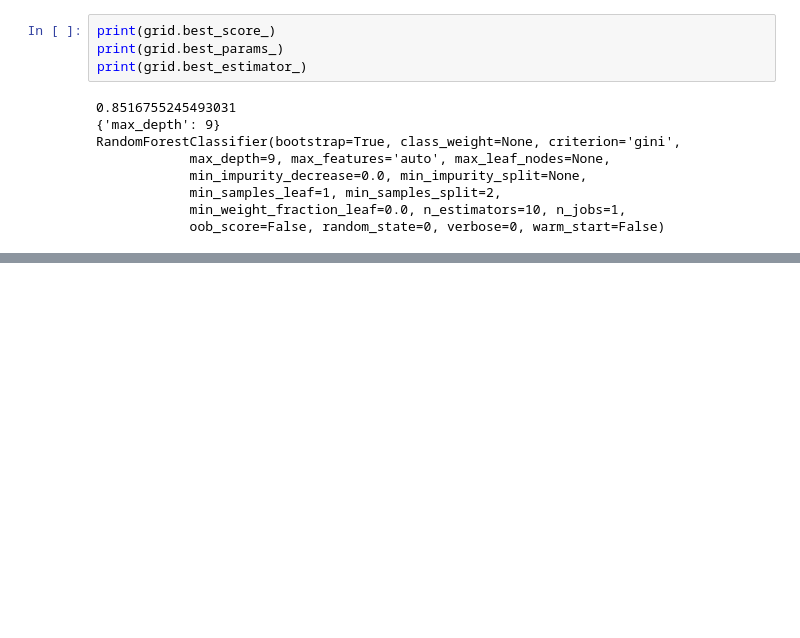
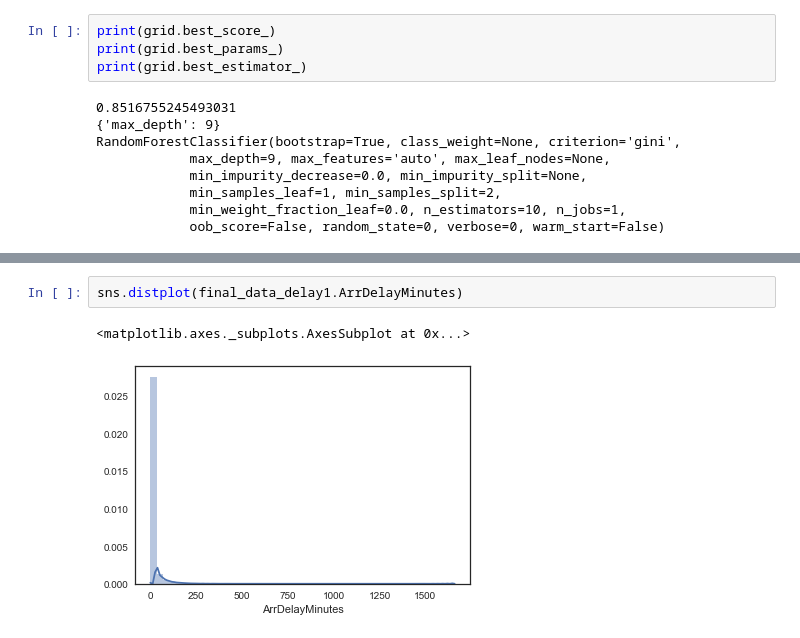
Before and after one commit to mohankumaru/airline_project, a Jupyter notebook: flight_delay.ipynb, the cells around one changed output, grey strips where cells are left out. Saved outputs shown, nothing was run; the diff lists cells and outputs as text; blank space fills up the shorter version.

```diff
--- a/flight_delay.ipynb
+++ b/flight_delay.ipynb
@@ -810,0 +935,5 @@ RandomForestClassifier(bootstrap=True, class_weight=None, criterion='gini',
+# %%
+sns.distplot(final_data_delay1.ArrDelayMinutes)
+# %% [output]
+<matplotlib.axes._subplots.AxesSubplot at 0x...>
+[figure, added]
```
Also changed, not shown: parts of 56 cells of this notebook.
